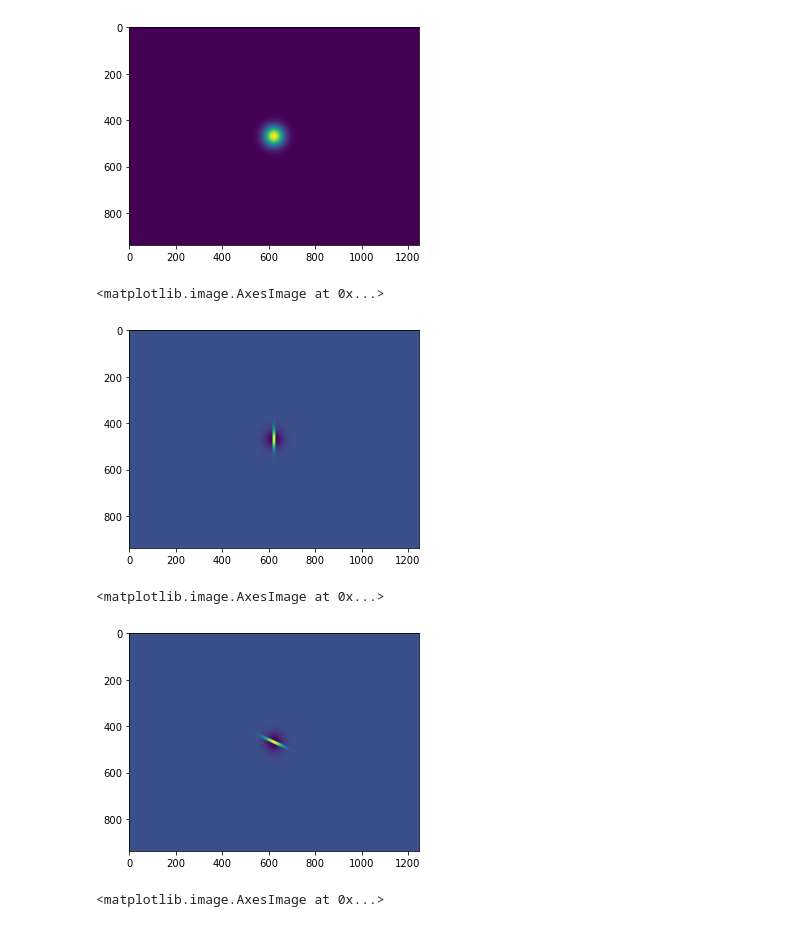
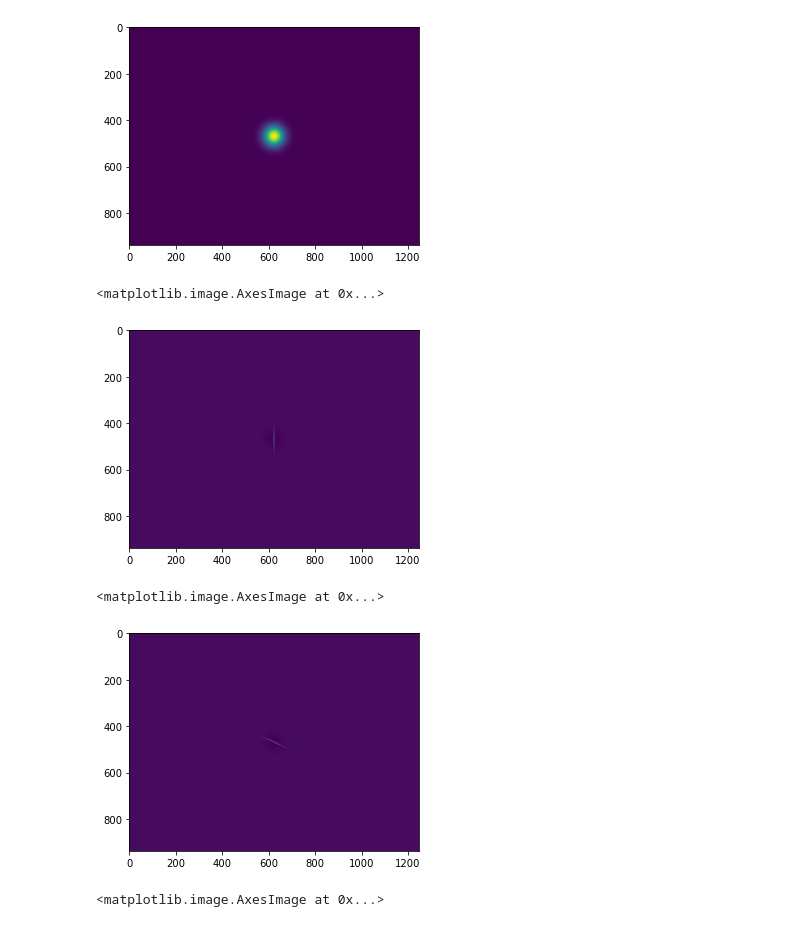
Before and after one commit to LadaOndris/apaler, a Jupyter notebook: detection/fft.ipynb, the cells around one changed output. Cells and saved outputs as stored; diff of their text form; code cells hidden in the pictures.

```diff
--- a/detection/fft.ipynb
+++ b/detection/fft.ipynb
@@ -65,7 +65,7 @@ plt.imshow(gray, cmap='gray')
 <matplotlib.image.AxesImage at 0x...>
 [figure]
 # %%
-line_filter = make_line_filter(12, filter_width=gray.shape[1], filter_height=gray.shape[0])
+line_filter = make_line_filter(1, filter_width=gray.shape[1], filter_height=gray.shape[0])
 plt.imshow(line_filter)
 line_filter.shape
 # %% [output]
@@ -86,19 +86,19 @@ gauss_filter.shape
 # %%
 filter = gauss_filter.copy()
 filter[line_filter == 0] *= -1
-filter[line_filter == 1] *= 3
+filter[line_filter == 1] *= 32
 # normalize
 filter /= np.sum(np.abs(filter))
 plt.imshow(filter)
 # %% [output]
 <matplotlib.image.AxesImage at 0x...>
-[figure, old version]
+[figure, new version]
 # %%
 rot_filter = rotate(filter, 65)
 plt.imshow(rot_filter)
 # %% [output]
 <matplotlib.image.AxesImage at 0x...>
-[figure, old version]
+[figure, new version]
 # %%
 rotated = rotate(gray, 65)
 plt.imshow(rotated, cmap='gray')
```
Also changed, not shown: parts of 10 cells of this notebook.
